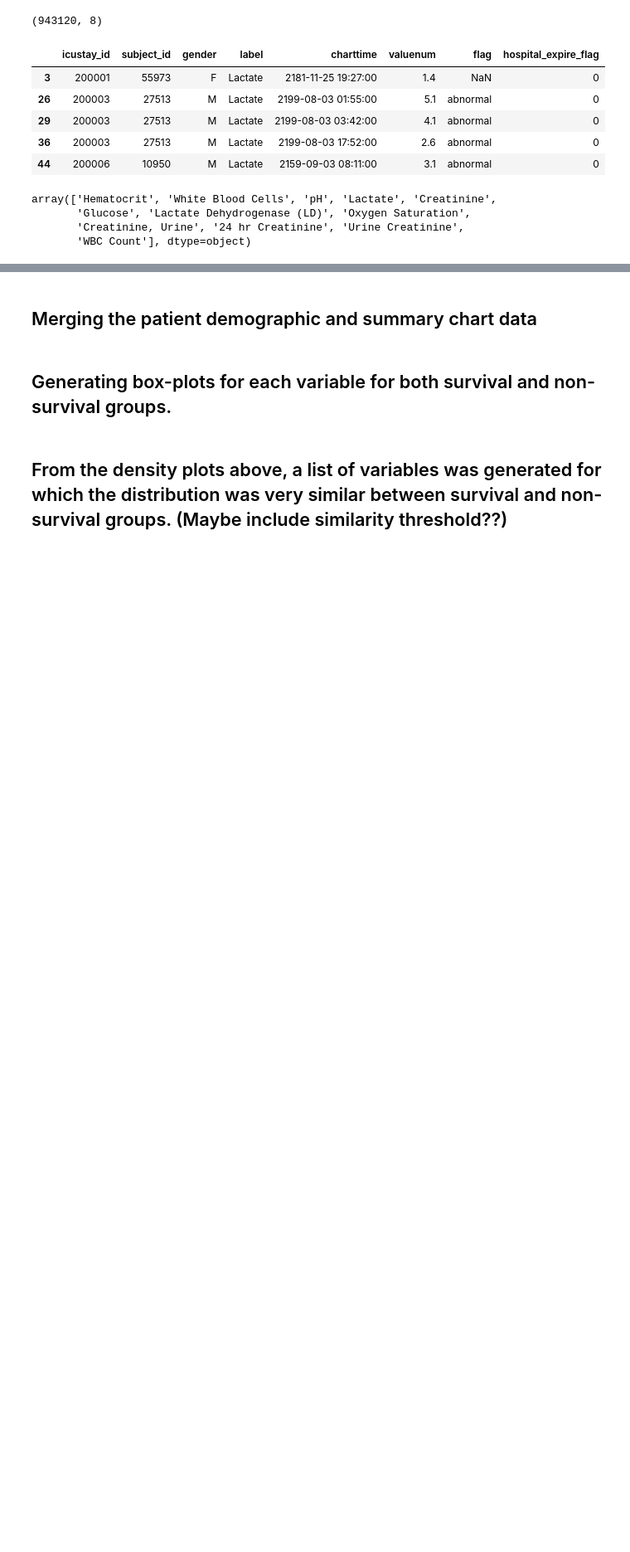
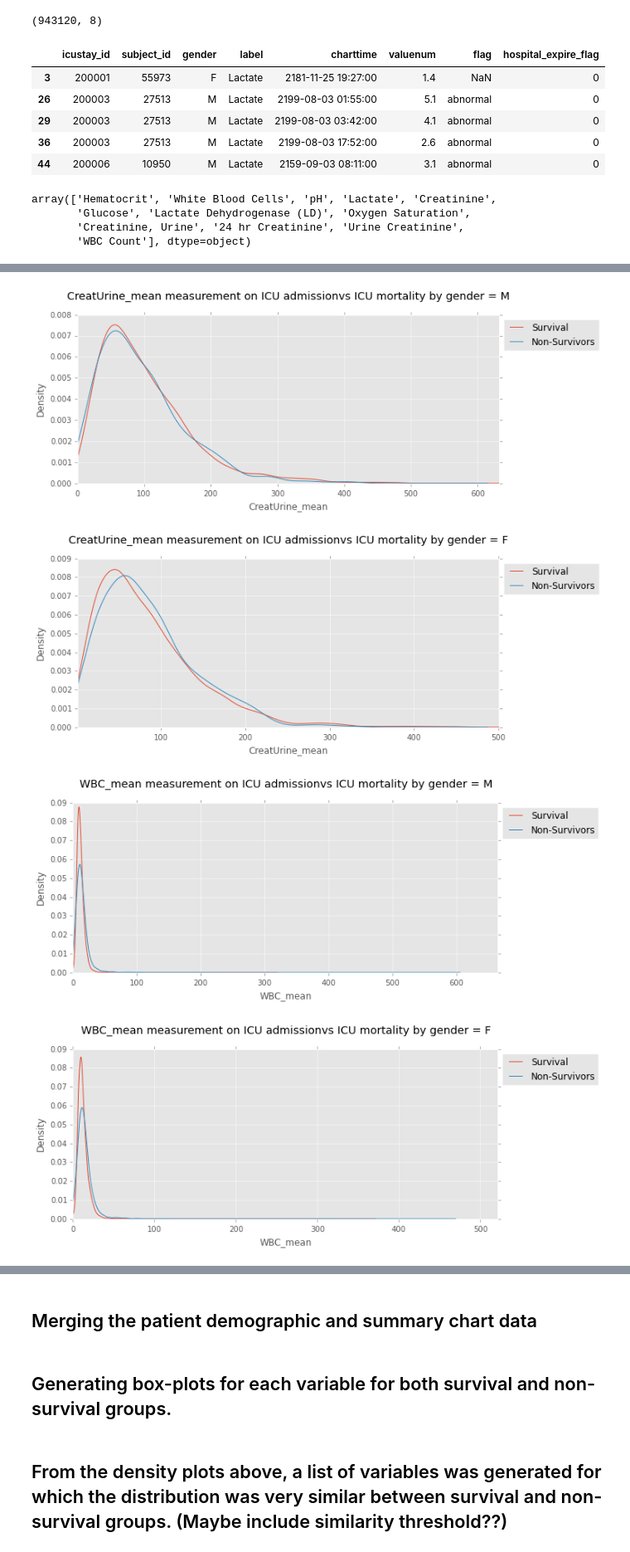
Before and after one commit to RJBeetel3/mimic3_analysis, a Jupyter notebook: LABEVENTS_FIRST24.ipynb, the cells around one changed output, grey strips where cells are left out. Shown at 83% size. Drawn from its saved outputs; the diff is of its cells as text; code cells hidden in the pictures; blank space fills up the shorter version.

```diff
--- a/LABEVENTS_FIRST24.ipynb
+++ b/LABEVENTS_FIRST24.ipynb
@@ -641,0 +315,61 @@ data3.to_csv('LAB_EVENTS_FIRST24_PROCESSED.csv')
+# %%
+#mean_dict[mean_dict.keys()[0]].head()
+dummy = calc_dict['mean']
+
+for col in dummy.keys():
+
+    col2 = dummy[col].columns[0]
+
+
+    gender = ['M', 'F']
+
+    for gend in gender:
+
+        #print gend
+        dead = dummy[col][(dummy[col].hospital_expire_flag == 1)&
+                              (dummy[col].gender == gend)]
+                          #&(const_dict[col][col2] >20)]
+        dead.name = 'Non_Survivors'
+        live = dummy[col][(dummy[col].hospital_expire_flag == 0)&
+                              (dummy[col].gender == gend)]
+                          #&(const_dict[col][col2] >20)]
+        live.name = 'Survivors'
+
+
+
+
+    #dummy = mean_dict[key][mean_dict[key].gender == 'F']
+    #dummy = skew_dict[key].merge(pd.DataFrame(ptnt_demog['hospital_expire_flag']),
+    #                                   left_index = True, right_index = True, how='left', sort = True)
+
+        maxx = 0.99
+        minn = 0.01
+
+        live_max = live[col2].dropna().max()#quantile(0.999)
+        live_min = live[col2].dropna().min()#quantile(0.001)
+        dead_max = dead[col2].dropna().max()#quantile(0.999)
+        dead_min = dead[col2].dropna().min()#quantile(0.001)
+        maxlim = max(live_max, dead_max)
+        minlim = min(live_min, dead_min)
+
+
+        plt.subplots(figsize=(10,4))
+        live[(live[col2] < live_max) & (live[col2] > live_min)][col2].plot.kde(
+                                                                            alpha=1.0,label='Survival')
+
+        dead[(dead[col2] < dead_max) & (dead[col2] > dead_min)][col2].plot.kde(
+                                                                            alpha=1.0,label='Non-Survivors')
+        # add title, labels etc.
+        plt.title('{} measurement on ICU admission'.format(col) +
+                   'vs ICU mortality by gender = {}\n'.format(gend))
+        plt.xlabel(col)
+        plt.legend(loc="upper left", bbox_to_anchor=(1,1),fontsize=12)
+
+
+        #print "{}    {}".format(maxlim, minlim)
+        plt.xlim(minlim, maxlim)
+# %% [output]
+[figure, added]
+[figure, added]
+[figure, added]
+[figure, added]
```
Also changed, not shown: parts of 57 cells of this notebook.
